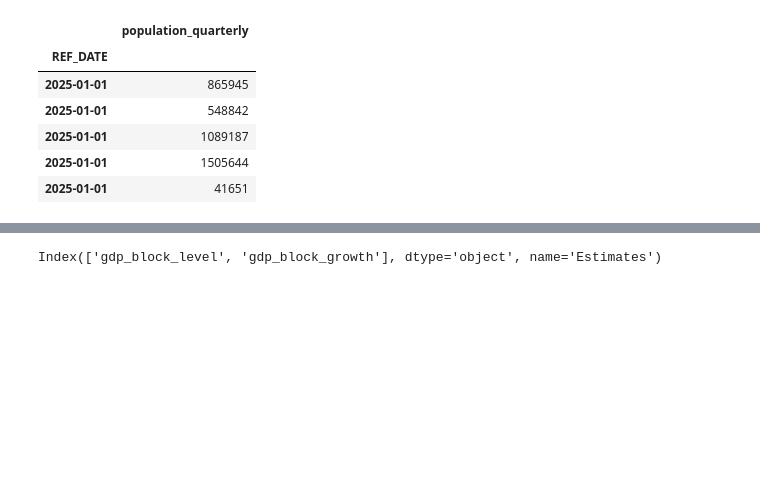
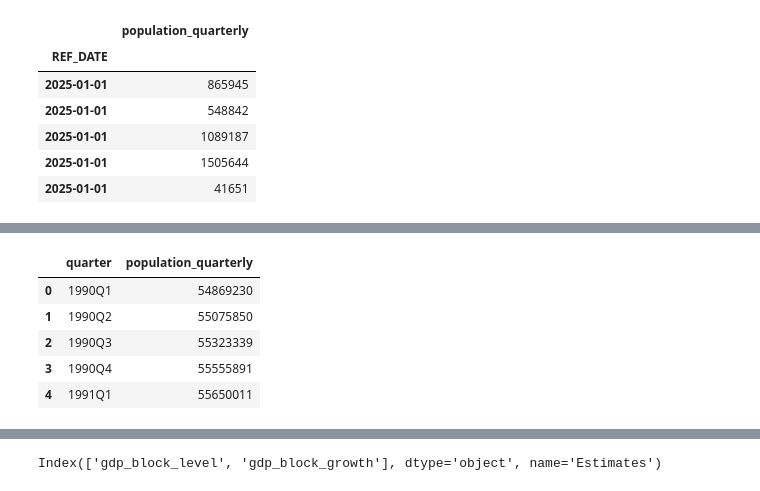
Before and after one commit to SailofRoses/baseline_models, a Jupyter notebook: Forecast/var.ipynb, the cells around one changed output, grey strips where cells are left out. Cells and saved outputs as stored; diff of their text form; code cells hidden in the pictures; blank space fills up the shorter version.

```diff
--- a/Forecast/var.ipynb
+++ b/Forecast/var.ipynb
@@ -252,3 +283,30 @@ pop.tail()
+# %%
+pop = pop_raw.copy()
+
+# 保留需要的列
+pop = pop[['REF_DATE', 'VALUE']]
+
+# 转换为 datetime
+pop['REF_DATE'] = pd.to_datetime(pop['REF_DATE'], format='%Y-%m')
+
+# 添加季度列，例如 2025Q1
+pop['quarter'] = pop['REF_DATE'].dt.to_period('Q').astype(str)
+
+# 聚合：比如取每季度总人口（也可以改成 .mean() 取平均）
+pop_quarterly = pop.groupby('quarter')['VALUE'].sum().reset_index()
+
+# 重命名
+pop_quarterly = pop_quarterly.rename(columns={'VALUE': 'population_quarterly'})
+
+# 看结果
+pop_quarterly.head()
+# %% [output]
+|  | quarter | population_quarterly |
+| 0 | 1990Q1 | 54869230 |
+| 1 | 1990Q2 | 55075850 |
+| 2 | 1990Q3 | 55323339 |
+| 3 | 1990Q4 | 55555891 |
+| 4 | 1991Q1 | 55650011 |
 # %%
 emp_wide.tail()
 # %% [output]
```
Also changed, not shown: parts of 20 cells of this notebook, 2 other files.
